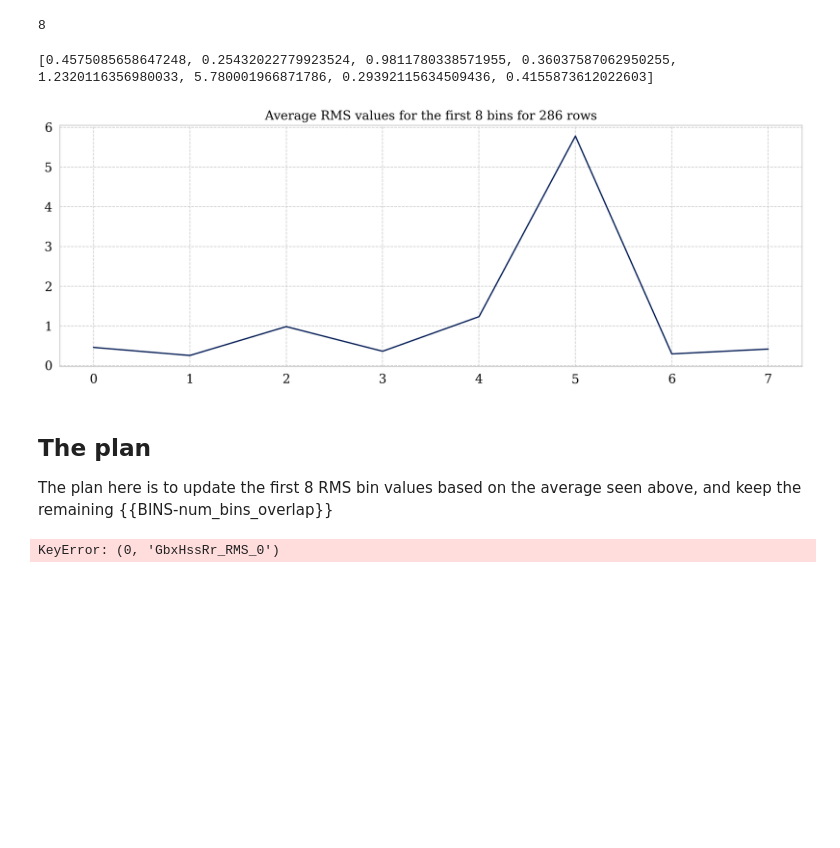
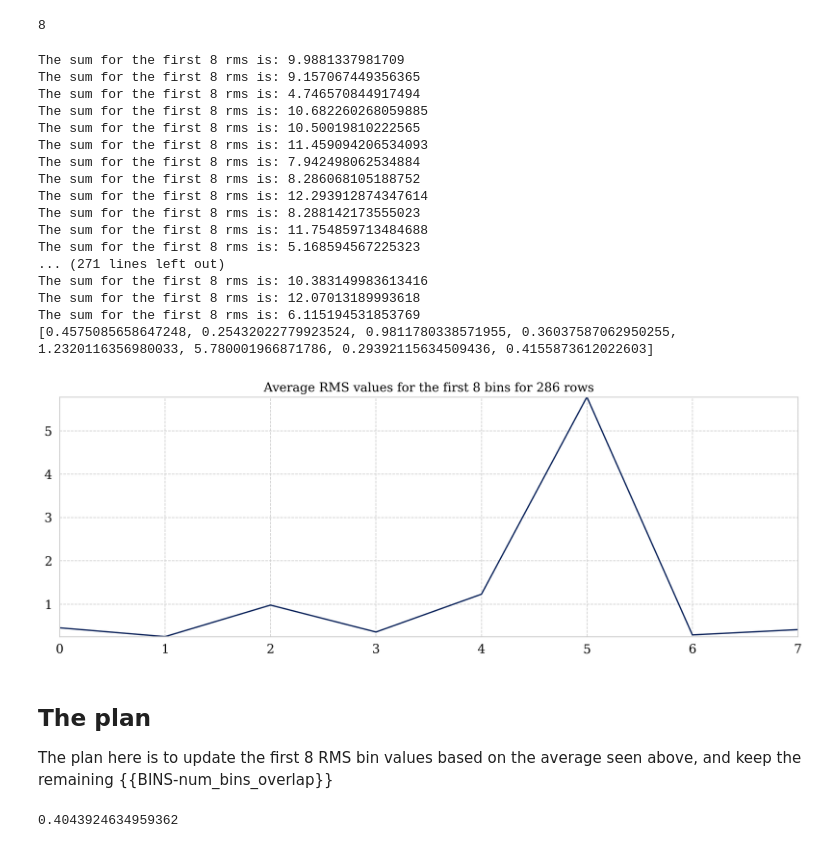
Before and after one commit to StianIsmar/master-thesis, a Jupyter notebook: src/utils/outlier_creation_wt02.ipynb, the cells around one changed output. Cells and saved outputs as stored; diff of their text form; code cells hidden in the pictures; blank space fills up the shorter version.

Commit message:
Calculating RMS for dataframe

```diff
--- a/src/utils/outlier_creation_wt02.ipynb
+++ b/src/utils/outlier_creation_wt02.ipynb
@@ -194,38 +194,57 @@ len(total_rms_array)
 # %%
 from IPython.display import Markdown as md
 
 import matplotlib.pyplot as plt
 # Find the sum of the 8 first RMS vals:
-total_rms_array = np.zeros(8)
-for index, row in df.iterrows():
+
+def calc_rms(dataframe):
+    total_rms_array = np.zeros(8)
+    for index, row in dataframe.iterrows():
+        rms_array = []
+        rms_sum = 0
+        for col in filtered_columns:
+            rms_sum += row[col]
+            rms_array.append(row[col])
+        print(f"The sum for the first 8 rms is: {rms_sum}")
+        total_rms_array = [x + y for x, y in zip(total_rms_array,rms_array)]
 
 
-    rms_array = []
-    for col in filtered_columns:
-        rms_array.append(row[col])
-    total_rms_array = [x + y for x, y in zip(total_rms_array,rms_array)]
+    avg_array = [x/len(dataframe) for x in total_rms_array]
+    fig = plt.figure(figsize=(15,5))
+    plt.plot(avg_array)
+    plt.title(f"Average RMS values for the first 8 bins for {df.shape[0]} rows")
+    plt.margins(0)
+    plt.show
 
+    print(avg_array)
 
-avg_array = [x/len(df) for x in total_rms_array]
-fig = plt.figure(figsize=(15,5))
-plt.plot(avg_array)
-plt.title(f"Average RMS values for the first 8 bins for {df.shape[0]} rows")
-plt.show
-
-print(avg_array)
+calc_rms(df)
 # %% [output]
+The sum for the first 8 rms is: 9.9881337981709
+The sum for the first 8 rms is: 9.157067449356365
+The sum for the first 8 rms is: 4.746570844917494
+The sum for the first 8 rms is: 10.682260268059885
+The sum for the first 8 rms is: 10.50019810222565
+The sum for the first 8 rms is: 11.459094206534093
+The sum for the first 8 rms is: 7.942498062534884
+The sum for the first 8 rms is: 8.286068105188752
+The sum for the first 8 rms is: 12.293912874347614
+The sum for the first 8 rms is: 8.288142173555023
+The sum for the first 8 rms is: 11.754859713484688
+The sum for the first 8 rms is: 5.168594567225323
+... (271 lines left out)
+The sum for the first 8 rms is: 10.383149983613416
+The sum for the first 8 rms is: 12.07013189993618
+The sum for the first 8 rms is: 6.115194531853769
 [0.4575085658647248, 0.25432022779923524, 0.9811780338571955, 0.36037587062950255, 1.2320116356980033, 5.780001966871786, 0.29392115634509436, 0.4155873612022603]
-[figure, old version]
+[figure, new version]
 # %% [markdown]
 ## The plan
 The plan here is to update the first 8 RMS bin values based on the average seen above, and keep the remaining {{BINS-num_bins_overlap}}
 # %%
 # Iterater over the rows in the new dataset
 # For each column in
-# %%
-for name in enumerate(filtered_columns):
-    new_dataset[name] = new_dataset[name]*2
-# make new df and copy rows )new for the ones above ,...
-new_dataset
-# %% [output]
-KeyError: (0, 'GbxHssRr_RMS_0')
+# %%
+new_dataset.at[0,filtered_columns[0]] = new_dataset.at[0,filtered_columns[0]]
+# %% [output]
+0.4043924634959362
```
